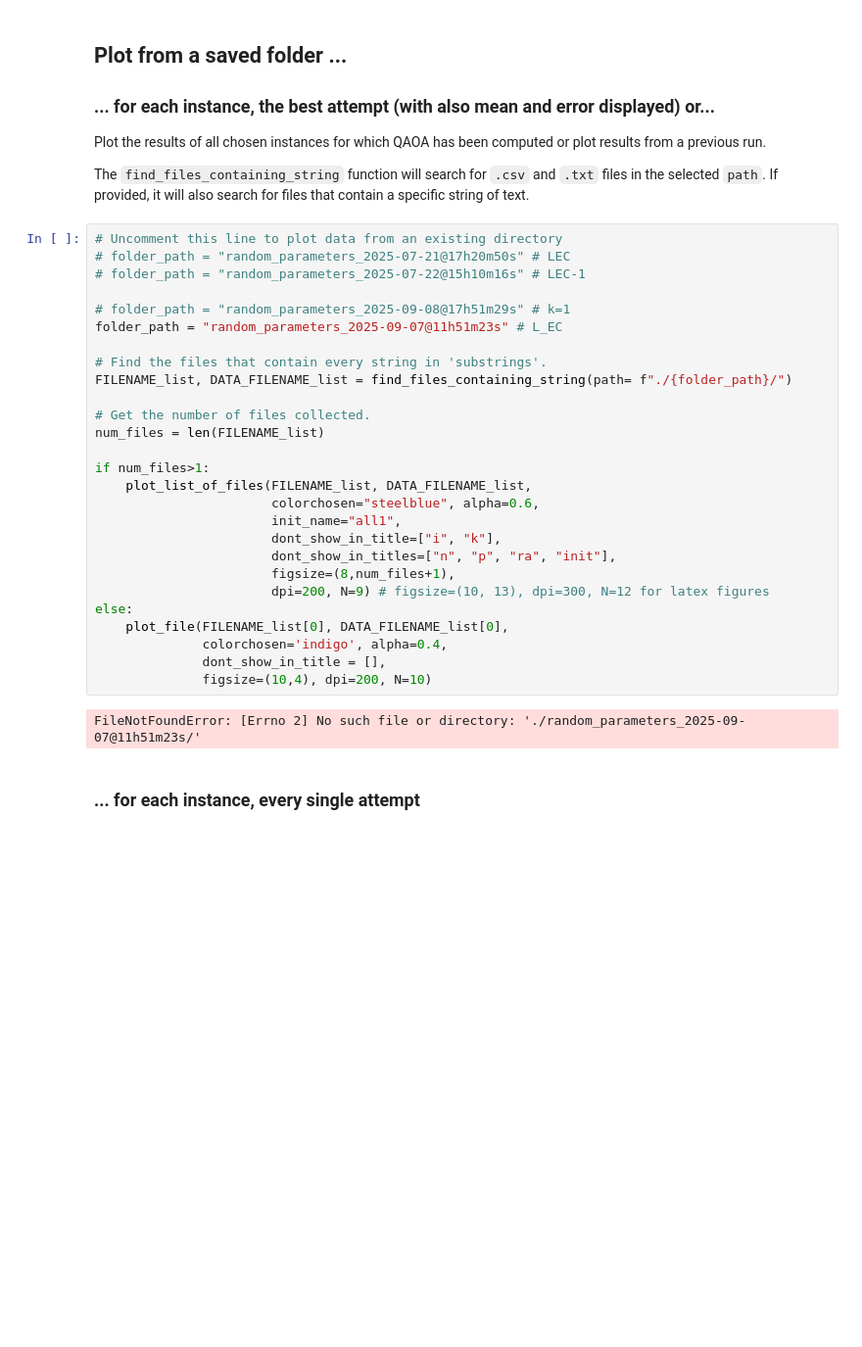
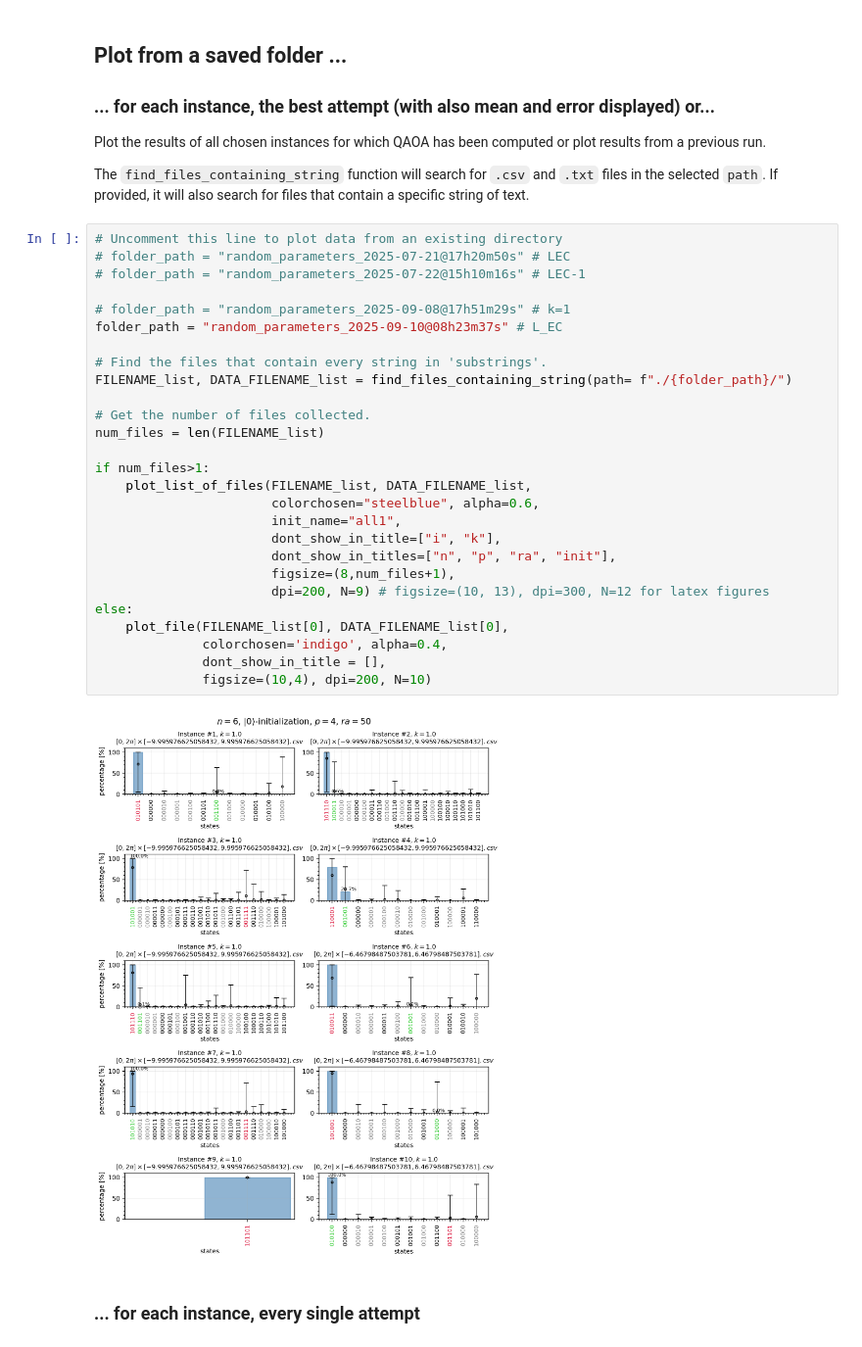
Before and after one commit to auroramugnai/Minimum-Exact-Cover-Problem, a Jupyter notebook: MECP_with-QAOA/QAOA_random_parameters.ipynb, the cells around one changed output. Shown at 98% size. Saved outputs shown, nothing was run; the diff lists cells and outputs as text; blank space fills up the shorter version.

```diff
--- a/MECP_with-QAOA/QAOA_random_parameters.ipynb
+++ b/MECP_with-QAOA/QAOA_random_parameters.ipynb
@@ -540,32 +540,32 @@ The `find_files_containing_string` function will search for `.csv` and `.txt` fi
 # %%
 # Uncomment this line to plot data from an existing directory
 # folder_path = "random_parameters_2025-07-21@17h20m50s" # LEC
 # folder_path = "random_parameters_2025-07-22@15h10m16s" # LEC-1
 
 # folder_path = "random_parameters_2025-09-08@17h51m29s" # k=1
-folder_path = "random_parameters_2025-09-07@11h51m23s" # L_EC
+folder_path = "random_parameters_2025-09-10@08h23m37s" # L_EC
 
 # Find the files that contain every string in 'substrings'.
 FILENAME_list, DATA_FILENAME_list = find_files_containing_string(path= f"./{folder_path}/")
 
 # Get the number of files collected.
 num_files = len(FILENAME_list)
 
 if num_files>1:
     plot_list_of_files(FILENAME_list, DATA_FILENAME_list,
                        colorchosen="steelblue", alpha=0.6,
                        init_name="all1",
                        dont_show_in_title=["i", "k"],
                        dont_show_in_titles=["n", "p", "ra", "init"],
                        figsize=(8,num_files+1),
                        dpi=200, N=9) # figsize=(10, 13), dpi=300, N=12 for latex figures
 else:
     plot_file(FILENAME_list[0], DATA_FILENAME_list[0],
               colorchosen='indigo', alpha=0.4,
               dont_show_in_title = [],
               figsize=(10,4), dpi=200, N=10)
 # %% [output]
-FileNotFoundError: [Errno 2] No such file or directory: './random_parameters_2025-09-07@11h51m23s/'
+[figure, added]
 # %% [markdown]
 ### ... for each instance, every single attempt
 # %%
```
